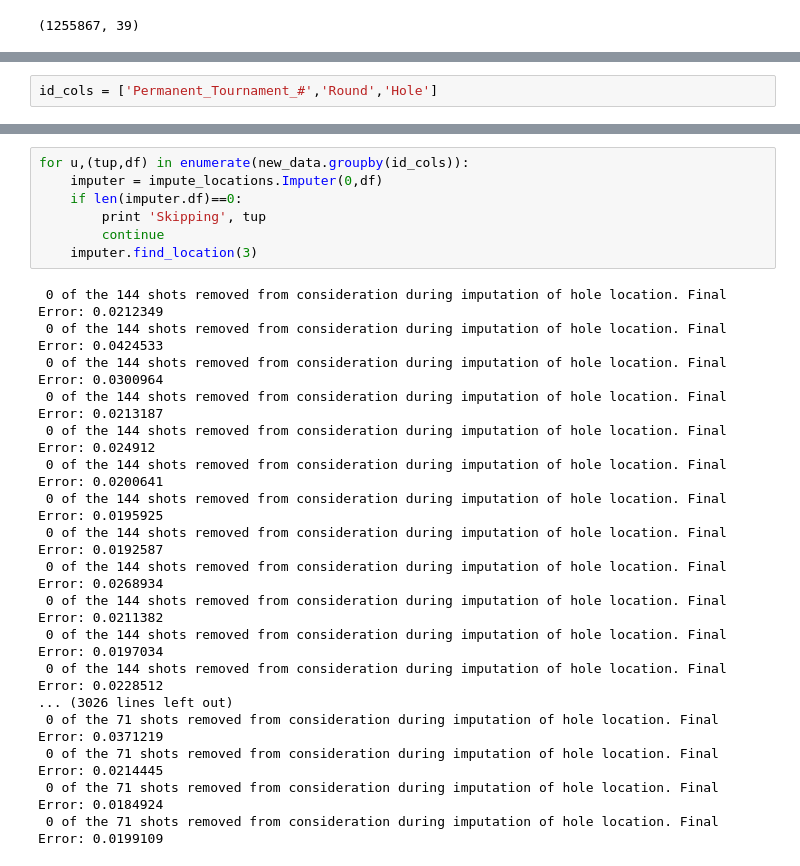
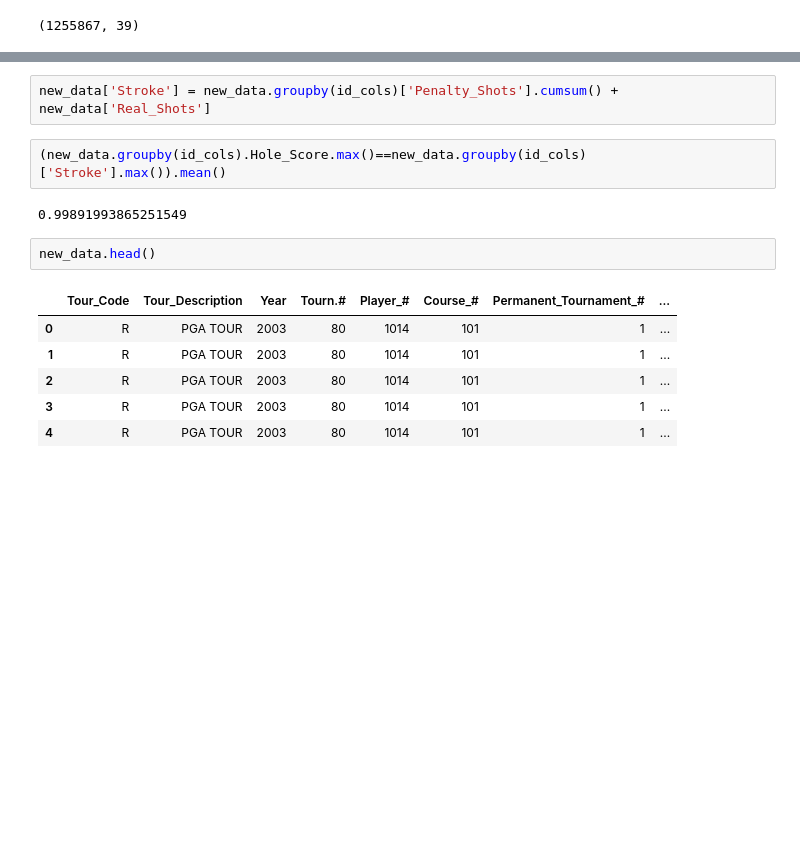
Before and after one commit to adamwlev/StrokesGained2, a Jupyter notebook: Untitled.ipynb, the cells around one changed output, grey strips where cells are left out. Saved outputs shown, nothing was run; the diff lists cells and outputs as text; blank space fills up the shorter version.

```diff
--- a/Untitled.ipynb
+++ b/Untitled.ipynb
@@ -42,2 +49,0 @@ df[['Start_X_Coordinate','Start_Y_Coordinate','Start_Z_Coordinate','Distance_to_
-# %%
-id_cols = ['Permanent_Tournament_#','Round','Hole']
@@ -90,25 +50,15 @@ for u,(tup,df) in enumerate(new_data.groupby(id_cols)):
-# %%
-for u,(tup,df) in enumerate(new_data.groupby(id_cols)):
-    imputer = impute_locations.Imputer(0,df)
-    if len(imputer.df)==0:
-        print 'Skipping', tup
-        continue
-    imputer.find_location(3)
-# %% [output]
- 0 of the 144 shots removed from consideration during imputation of hole location. Final Error: 0.0212349
- 0 of the 144 shots removed from consideration during imputation of hole location. Final Error: 0.0424533
- 0 of the 144 shots removed from consideration during imputation of hole location. Final Error: 0.0300964
- 0 of the 144 shots removed from consideration during imputation of hole location. Final Error: 0.0213187
- 0 of the 144 shots removed from consideration during imputation of hole location. Final Error: 0.024912
- 0 of the 144 shots removed from consideration during imputation of hole location. Final Error: 0.0200641
- 0 of the 144 shots removed from consideration during imputation of hole location. Final Error: 0.0195925
- 0 of the 144 shots removed from consideration during imputation of hole location. Final Error: 0.0192587
- 0 of the 144 shots removed from consideration during imputation of hole location. Final Error: 0.0268934
- 0 of the 144 shots removed from consideration during imputation of hole location. Final Error: 0.0211382
- 0 of the 144 shots removed from consideration during imputation of hole location. Final Error: 0.0197034
- 0 of the 144 shots removed from consideration during imputation of hole location. Final Error: 0.0228512
-... (3026 lines left out)
- 0 of the 71 shots removed from consideration during imputation of hole location. Final Error: 0.0371219
- 0 of the 71 shots removed from consideration during imputation of hole location. Final Error: 0.0214445
- 0 of the 71 shots removed from consideration during imputation of hole location. Final Error: 0.0184924
- 0 of the 71 shots removed from consideration during imputation of hole location. Final Error: 0.0199109
+# %%
+new_data['Stroke'] = new_data.groupby(id_cols)['Penalty_Shots'].cumsum() + new_data['Real_Shots']
+# %%
+(new_data.groupby(id_cols).Hole_Score.max()==new_data.groupby(id_cols)['Stroke'].max()).mean()
+# %% [output]
+0.99891993865251549
+# %%
+new_data.head()
+# %% [output]
+|  | Tour_Code | Tour_Description | Year | Tourn.# | Player_# | Course_# | Permanent_Tournament_# | ... |
+| 0 | R | PGA TOUR | 2003 | 80 | 1014 | 101 | 1 | ... |
+| 1 | R | PGA TOUR | 2003 | 80 | 1014 | 101 | 1 | ... |
+| 2 | R | PGA TOUR | 2003 | 80 | 1014 | 101 | 1 | ... |
+| 3 | R | PGA TOUR | 2003 | 80 | 1014 | 101 | 1 | ... |
+| 4 | R | PGA TOUR | 2003 | 80 | 1014 | 101 | 1 | ... |
```
Also changed, not shown: parts of 11 cells of this notebook, 5 other files.
